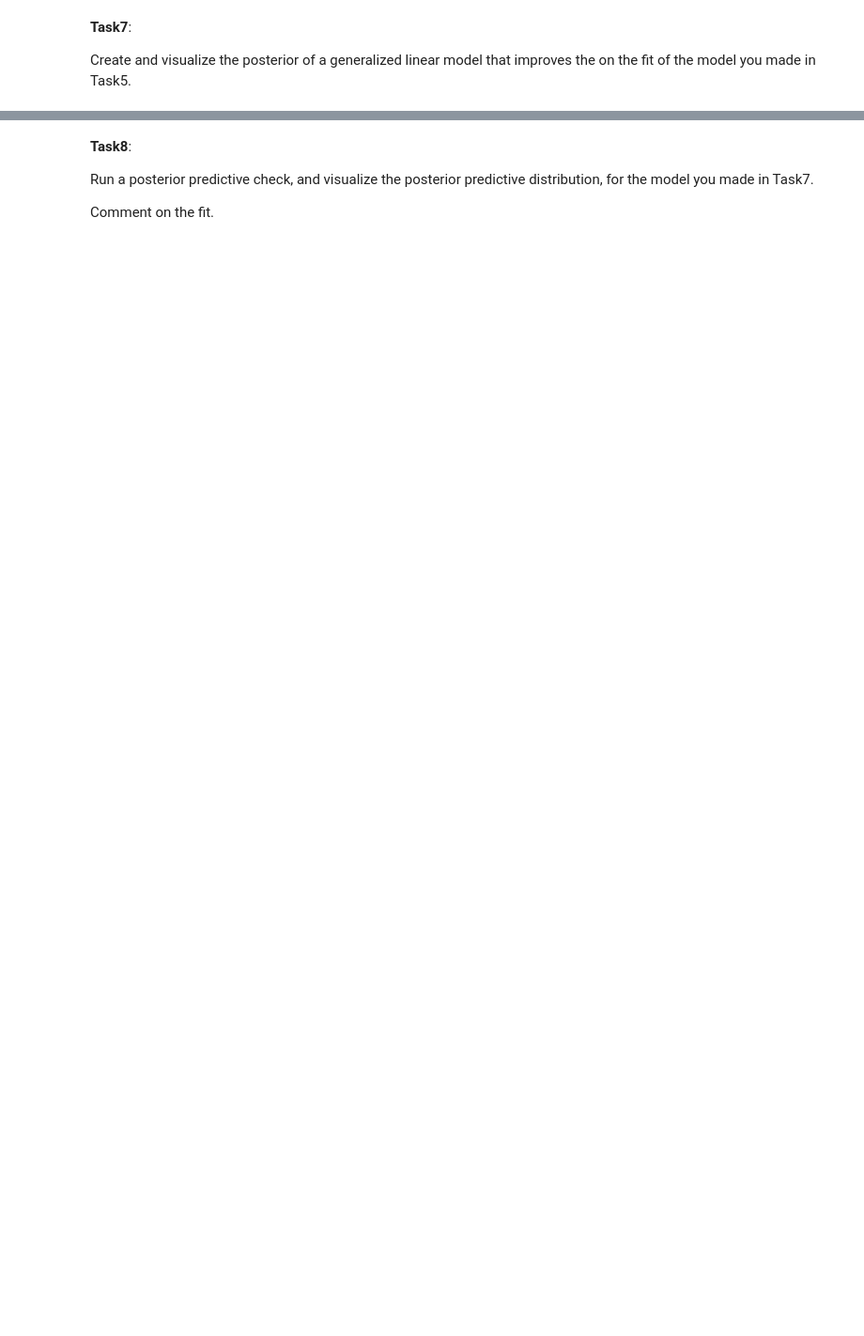
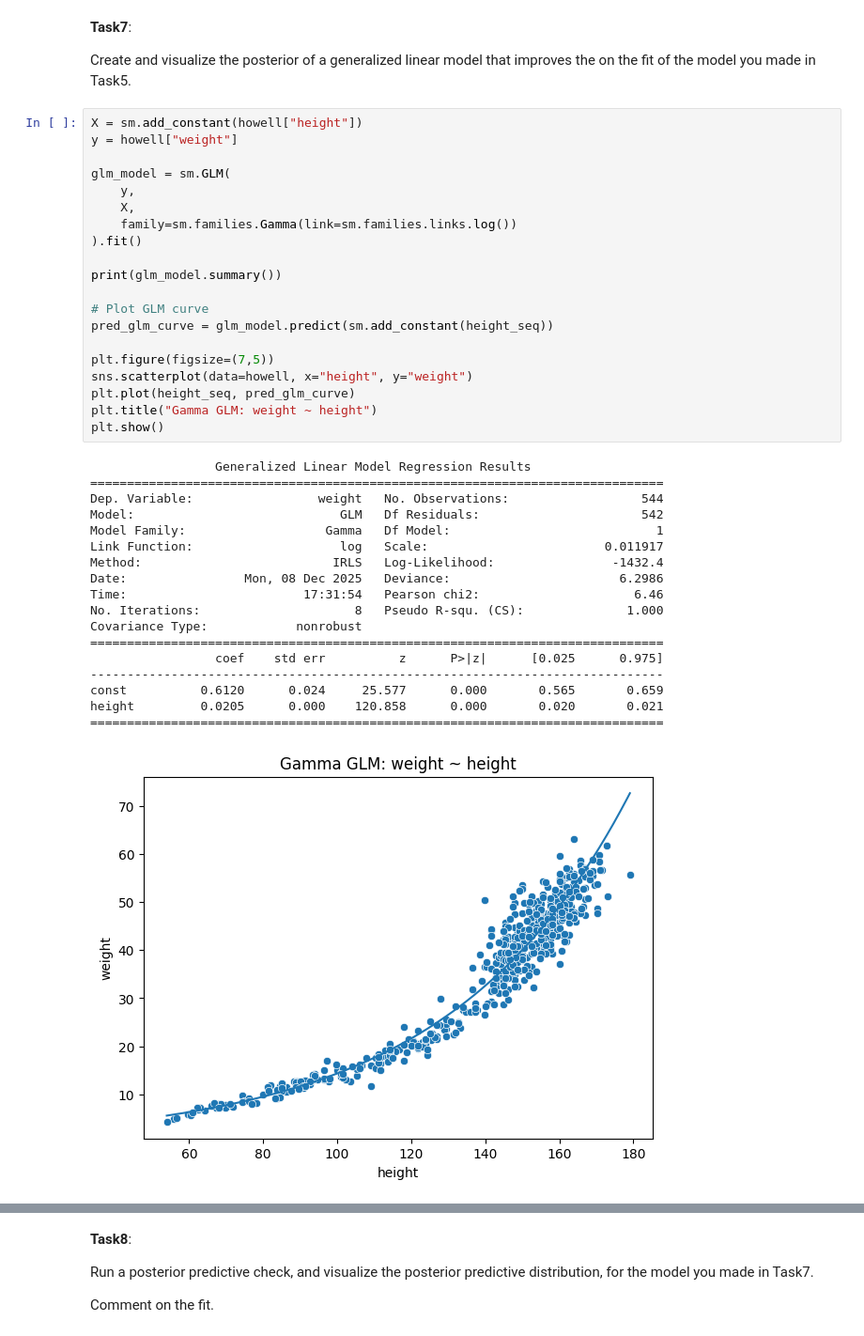
Before and after one commit to Tookss55/DS, a Jupyter notebook: Unit5/Unit5ExercisesSF.ipynb, the cells around one changed output, grey strips where cells are left out. Shown at 94% size. Saved outputs shown, nothing was run; the diff lists cells and outputs as text; blank space fills up the shorter version.

```diff
--- a/Unit5/Unit5ExercisesSF.ipynb
+++ b/Unit5/Unit5ExercisesSF.ipynb
@@ -159,3 +212,42 @@ Run a posterior predictive check for model_howell, plot the posterior predictive
 **Task7**:
 
 Create and visualize the posterior of a generalized linear model that improves the on the fit of the model you made in Task5.
+# %%
+X = sm.add_constant(howell["height"])
+y = howell["weight"]
+
+glm_model = sm.GLM(
+    y,
+    X,
+    family=sm.families.Gamma(link=sm.families.links.log())
+).fit()
+
+print(glm_model.summary())
+
+# Plot GLM curve
+pred_glm_curve = glm_model.predict(sm.add_constant(height_seq))
+
+plt.figure(figsize=(7,5))
+sns.scatterplot(data=howell, x="height", y="weight")
+plt.plot(height_seq, pred_glm_curve)
+plt.title("Gamma GLM: weight ~ height")
+plt.show()
+# %% [output]
+                 Generalized Linear Model Regression Results
+==============================================================================
+Dep. Variable:                 weight   No. Observations:                  544
+Model:                            GLM   Df Residuals:                      542
+Model Family:                   Gamma   Df Model:                            1
+Link Function:                    log   Scale:                        0.011917
+Method:                          IRLS   Log-Likelihood:                -1432.4
+Date:                Mon, 08 Dec 2025   Deviance:                       6.2986
+Time:                        17:31:54   Pearson chi2:                     6.46
+No. Iterations:                     8   Pseudo R-squ. (CS):              1.000
+Covariance Type:            nonrobust
+==============================================================================
+                 coef    std err          z      P>|z|      [0.025      0.975]
+------------------------------------------------------------------------------
+const          0.6120      0.024     25.577      0.000       0.565       0.659
+height         0.0205      0.000    120.858      0.000       0.020       0.021
+==============================================================================
+[figure, added]
```
Also changed, not shown: parts of 11 cells of this notebook.
